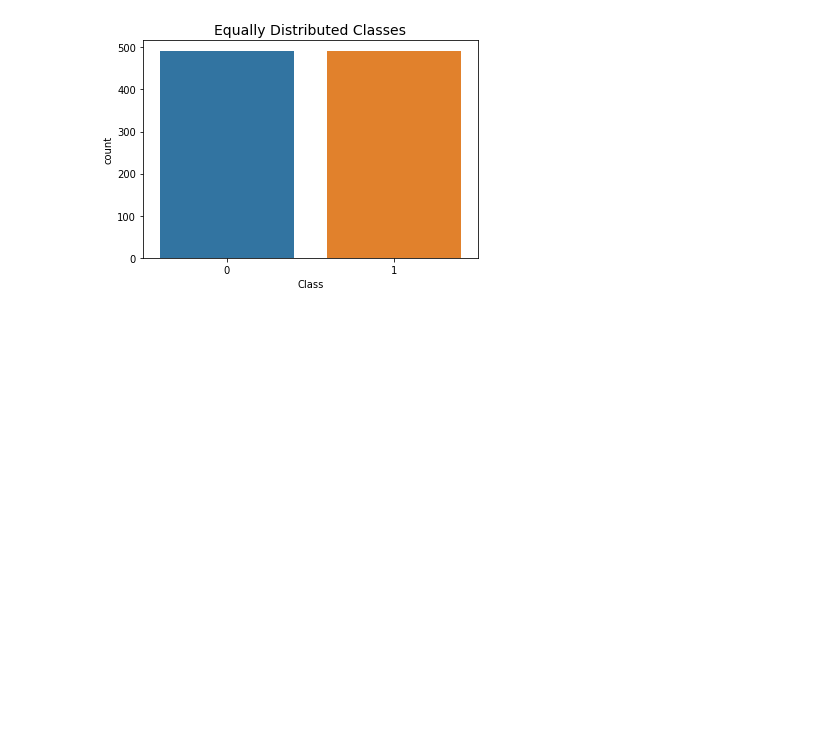
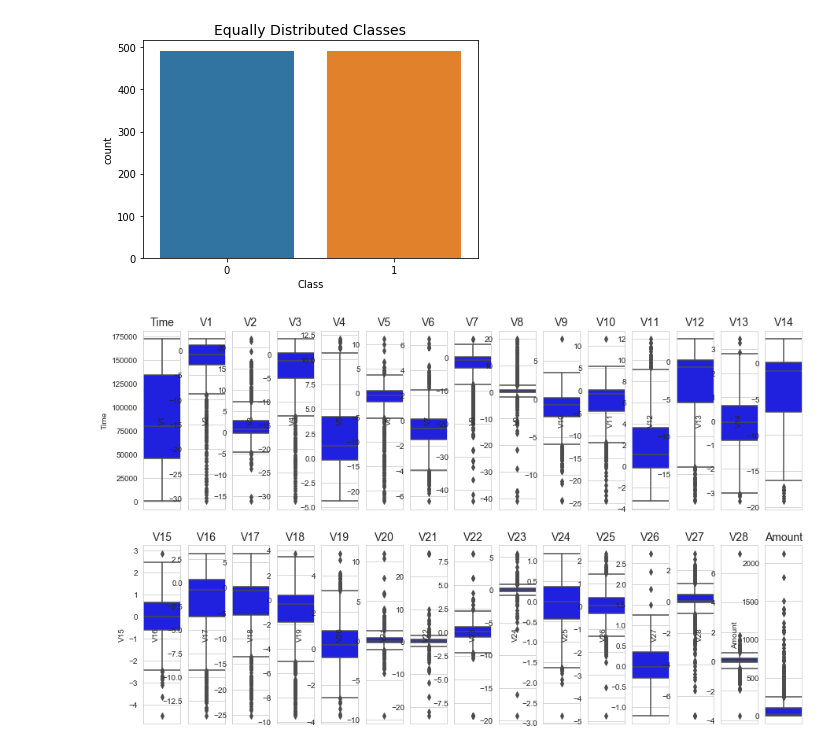
Before and after one commit to agnimish/Credit_Card_Fraud_Detection, a Jupyter notebook: Project.ipynb, the cells around one changed output. Drawn from its saved outputs; the diff is of its cells as text; code cells hidden in the pictures; blank space fills up the shorter version.

```diff
--- a/Project.ipynb
+++ b/Project.ipynb
@@ -277,6 +273,22 @@ Distribution of the Classes in the subsample dataset
 0    0.5
 Name: Class, dtype: float64
 [figure]
+# %%
+#Box plots
+
+l = new_df.columns.values
+number_of_columns= 15
+number_of_rows = len(l)-1/number_of_columns #one column is of class so we won't take it for the corelation analysis
+plt.figure(figsize=(number_of_columns,5*number_of_rows))
+for i in range(0,len(l)-1):
+    plt.subplot(number_of_rows + 1,number_of_columns,i+1)
+    sns.set_style('whitegrid')
+    sns.boxplot(new_df[l[i]],color='blue',orient='v',width=20).set_title(l[i],fontsize=14)
+#     plt.tight_layout()
+
+plt.savefig('boxplots_new.png')
+# %% [output]
+[figure, added]
 # %%
 # Correlation matrix heat-map on new Balanced Data
 
```
Also changed, not shown: parts of 12 cells of this notebook, 8 other files.
